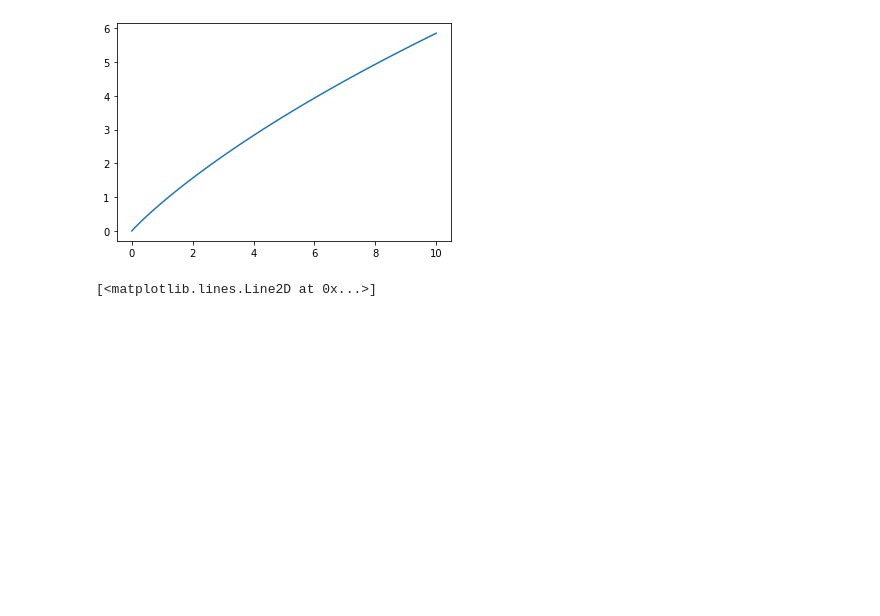
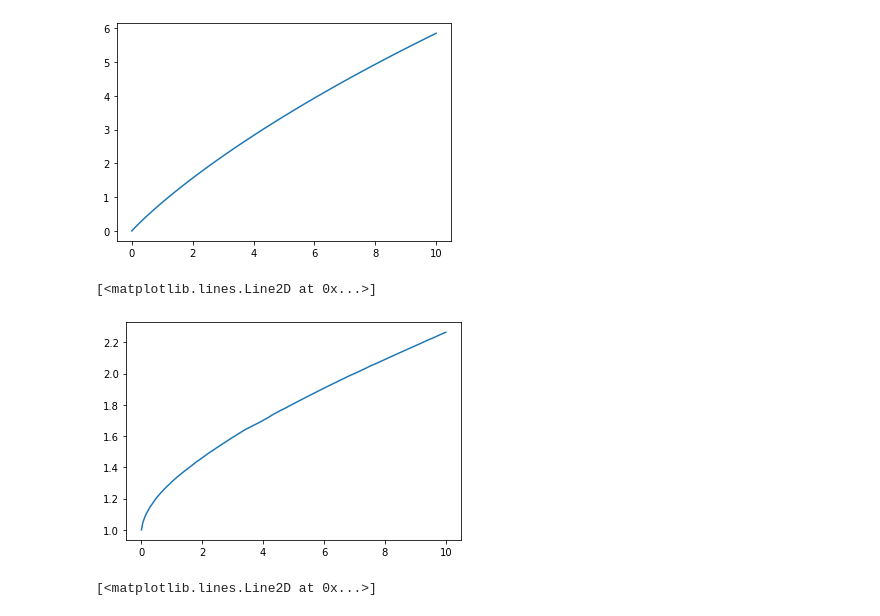
Before and after one commit to dongxulee/lifeCycle, a Jupyter notebook: 20210115/logisticPolicy.ipynb, the cells around one changed output. Saved outputs shown, nothing was run; the diff lists cells and outputs as text; code cells hidden in the pictures; blank space fills up the shorter version.

```diff
--- a/20210115/logisticPolicy.ipynb
+++ b/20210115/logisticPolicy.ipynb
@@ -56,6 +56,11 @@ plt.plot(ws,Vs)
 # %% [output]
 [<matplotlib.lines.Line2D at 0x...>]
 [figure]
+# %%
+plt.plot(ws,Cs)
+# %% [output]
+[<matplotlib.lines.Line2D at 0x...>]
+[figure, added]
 # %%
 plt.plot(ws,Cs/(ws+y))
 # %% [output]
```
Also changed, not shown: parts of 20 cells of this notebook, 2 other files.
